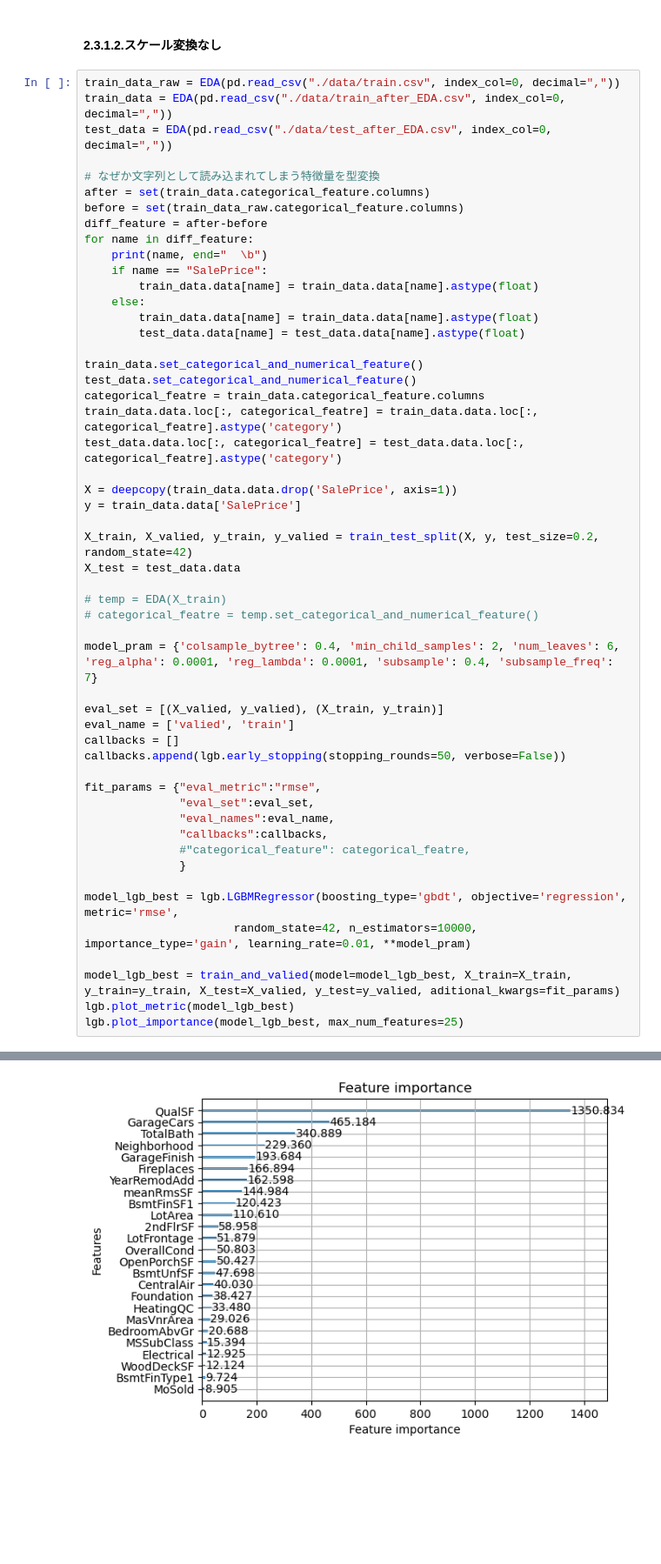
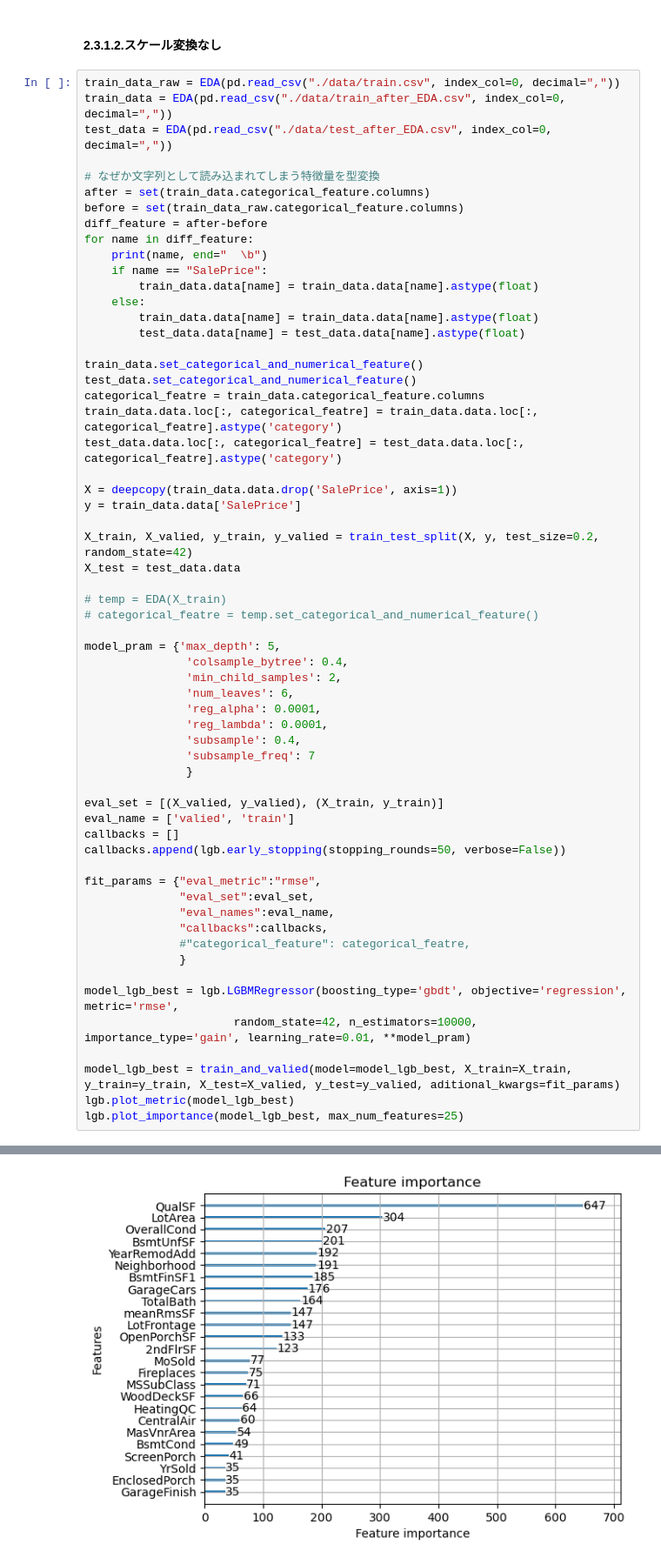
Before and after one commit to miyataaaa/Kaggle-HousePrices, a Jupyter notebook: Modeling.ipynb, the cells around one changed output, grey strips where cells are left out. Shown at 87% size. Cells and saved outputs as stored; diff of their text form; blank space fills up the shorter version.

```diff
--- a/Modeling.ipynb
+++ b/Modeling.ipynb
@@ -492,7 +689,15 @@ X_test = test_data.data
 # temp = EDA(X_train)
 # categorical_featre = temp.set_categorical_and_numerical_feature()
 
-model_pram = {'colsample_bytree': 0.4, 'min_child_samples': 2, 'num_leaves': 6, 'reg_alpha': 0.0001, 'reg_lambda': 0.0001, 'subsample': 0.4, 'subsample_freq': 7}
+model_pram = {'max_depth': 5,
+               'colsample_bytree': 0.4,
+               'min_child_samples': 2,
+               'num_leaves': 6,
+               'reg_alpha': 0.0001,
+               'reg_lambda': 0.0001,
+               'subsample': 0.4,
+               'subsample_freq': 7
+               }
 
 eval_set = [(X_valied, y_valied), (X_train, y_train)]
 eval_name = ['valied', 'train']
@@ -520,2 +757,2 @@ RMSE : 0.1280
-[figure, old version]
+[figure, new version]
 # %% [markdown]
```
Also changed, not shown: parts of 32 cells of this notebook, 2 other files.
